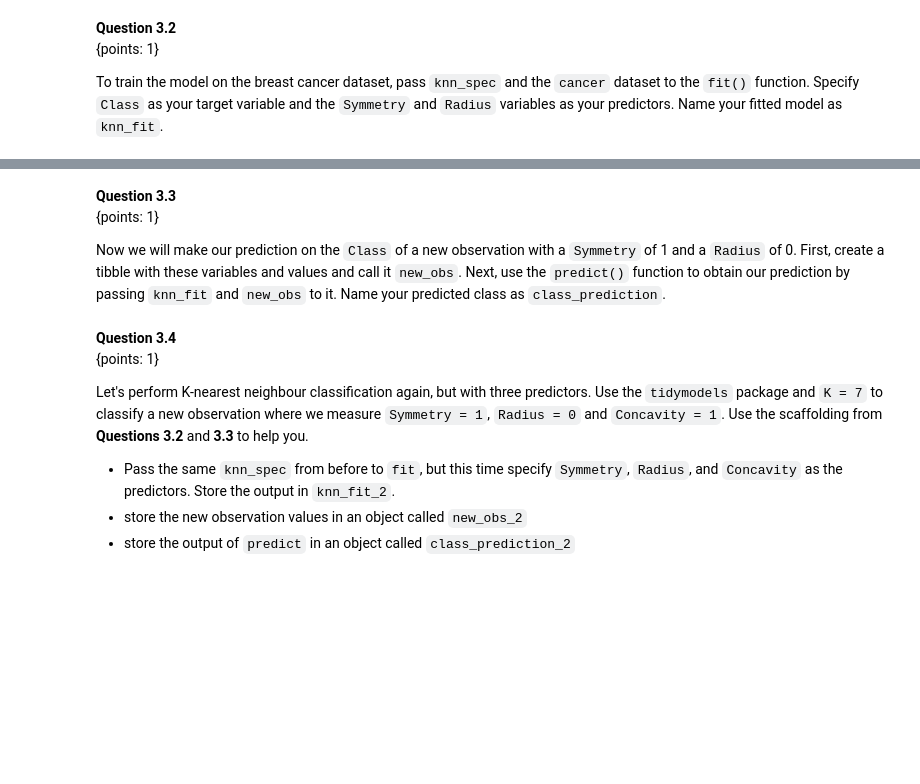
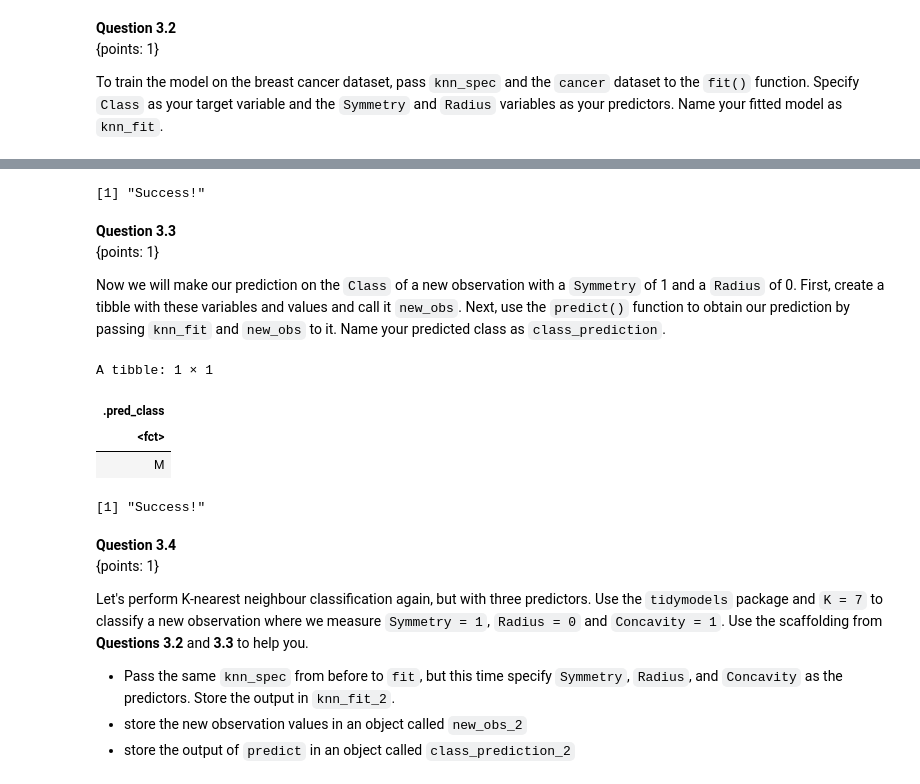
Before and after one commit to ca-vas/dsci-100-student, a Jupyter notebook: materials/R/worksheet_classification1/worksheet_classification1.ipynb, the cells around one changed output, grey strips where cells are left out. Drawn from its saved outputs; the diff is of its cells as text; code cells hidden in the pictures; blank space fills up the shorter version.

```diff
--- a/materials/R/worksheet_classification1/worksheet_classification1.ipynb
+++ b/materials/R/worksheet_classification1/worksheet_classification1.ipynb
@@ -749,10 +820,10 @@ Create a **model specification** for K-nearest neighbours classification by usin
 
 Name your model specification `knn_spec`.
 # %%
-#... <- nearest_neighbor(weight_func = ..., neighbors = ...) |>
-#       set_engine(...) |>
-#       set_mode(...)
+knn_spec<- nearest_neighbor(weight_func ="rectangular", neighbors = 7) |>
+      set_engine("kknn") |>
+      set_mode("classification")
 
 # your code here
-fail() # No Answer - remove if you provide an answer
+# No Answer - remove if you provide an answer
 knn_spec
@@ -771,9 +852,9 @@ print('Success!')
 
 To train the model on the breast cancer dataset, pass `knn_spec` and the `cancer` dataset to the `fit()` function. Specify `Class` as your target variable and the `Symmetry` and `Radius` variables as your predictors. Name your fitted model as `knn_fit`.
 # %%
-# ... <- ... |>
+knn_fit <- knn_spec|>
 #        fit(... ~ Symmetry + ..., data = ...)
-
+        fit(Class ~ Symmetry + Radius, data = cancer)
 # your code here
-fail() # No Answer - remove if you provide an answer
+# No Answer - remove if you provide an answer
 knn_fit
@@ -795,18 +887,25 @@ stopifnot("values in one or more character columns in knn_fit$fit$data are not c
 stopifnot("values in one or more factor columns in knn_fit$fit$data are not correct"= setequal(digest(paste(toString(if (any(sapply(knn_fit$fit$data, is.factor))) sum(sapply(knn_fit$fit$data[, sapply(knn_fit$fit$data, is.factor)], function(col) length(unique(col)))) else 0), "7709f")), "2a2e83019244d7b9bb1ad0fbb99ef5d0"))
 
 print('Success!')
+# %% [output]
+[1] "Success!"
 # %% [markdown]
 **Question 3.3**
 <br>{points: 1}
 
 Now we will make our prediction on the `Class` of a new observation with a `Symmetry` of 1 and a `Radius` of 0. First, create a tibble with these variables and values and call it `new_obs`. Next, use the `predict()` function to obtain our prediction by passing `knn_fit` and `new_obs` to it. Name your predicted class as `class_prediction`.
 # %%
-#... <- tibble(... = 1,... = 0)
-#... <- predict(..., ...)
+new_obs <- tibble(Symmetry = 1,Radius = 0)
+class_prediction <- predict(knn_fit, new_obs)
 
 # your code here
-fail() # No Answer - remove if you provide an answer
+ # No Answer - remove if you provide an answer
 class_prediction
+# %% [output]
+A tibble: 1 × 1
+| .pred_class |
+| <fct> |
+| M |
 # %%
 library(digest)
 stopifnot("class_prediction should be a data frame"= setequal(digest(paste(toString('data.frame' %in% class(class_prediction)), "4d322")), "cf69cc973432952d33bd927bdf0d601e"))
@@ -818,6 +917,8 @@ stopifnot("values in one or more character columns in class_prediction are not c
 stopifnot("values in one or more factor columns in class_prediction are not correct"= setequal(digest(paste(toString(if (any(sapply(class_prediction, is.factor))) sum(sapply(class_prediction[, sapply(class_prediction, is.factor)], function(col) length(unique(col)))) else 0), "4d322")), "76fa5992347601d2c9c58924b84c56bc"))
 
 print('Success!')
+# %% [output]
+[1] "Success!"
 # %% [markdown]
 **Question 3.4**
 <br> {points: 1}
```
Also changed, not shown: parts of 54 cells of this notebook.
